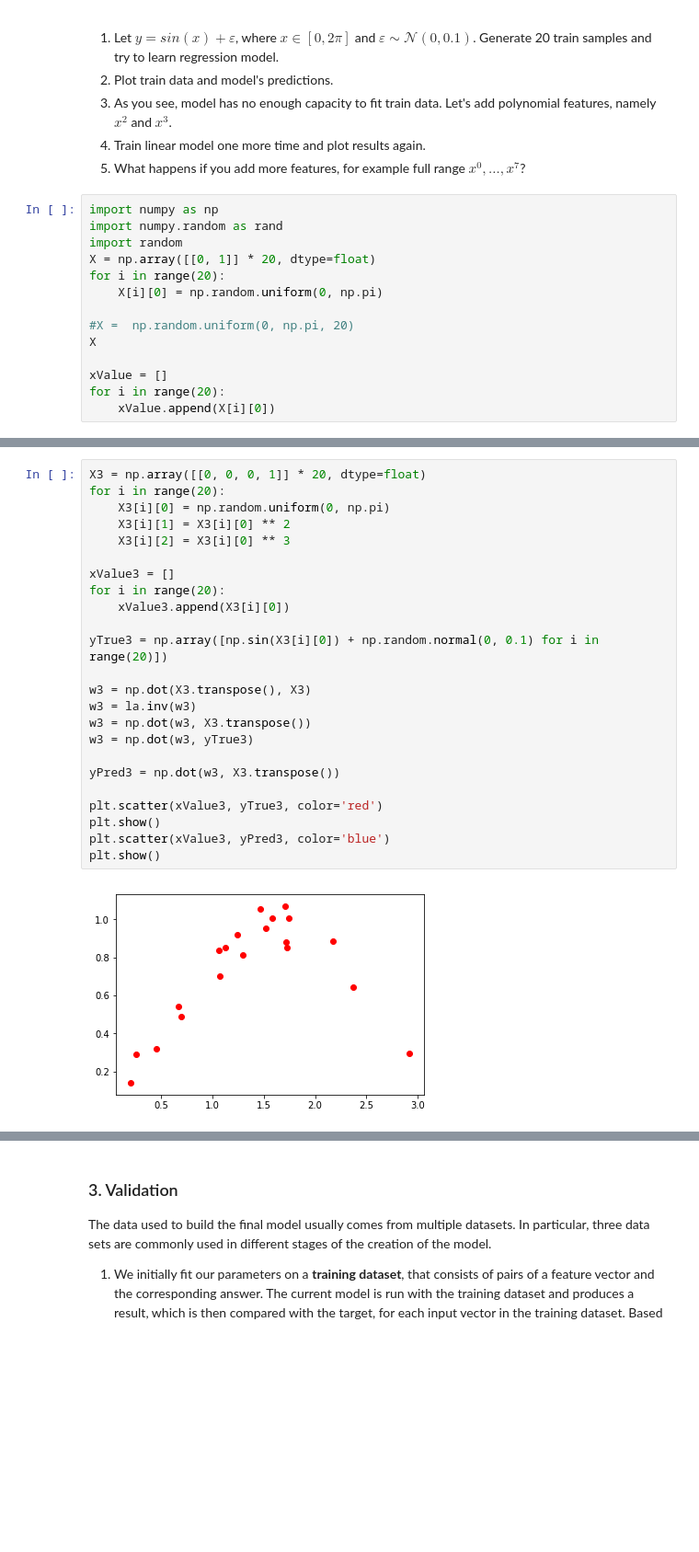
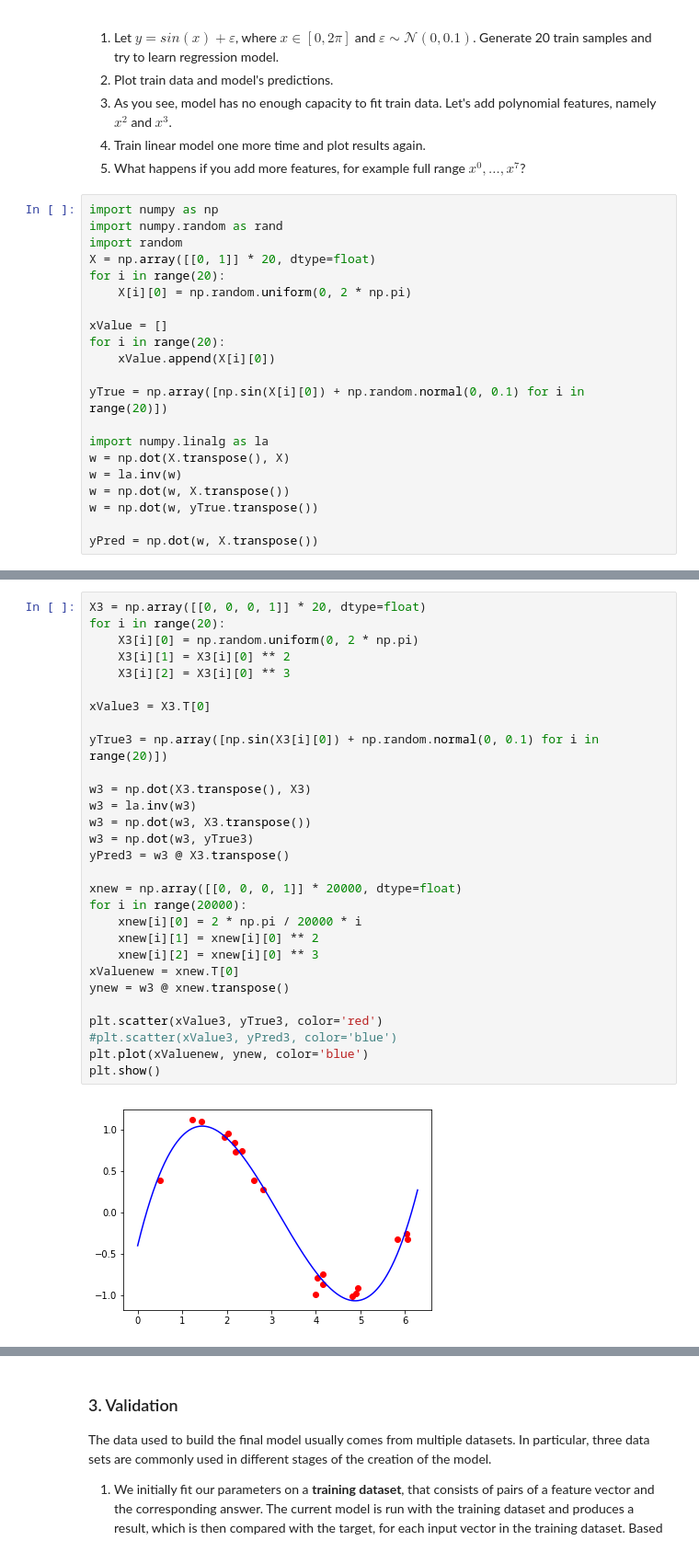
Before and after one commit to iponamareva/squad, a Jupyter notebook: labs/lab-1.ipynb, the cells around one changed output, grey strips where cells are left out. Shown at 92% size. Cells and saved outputs as stored; diff of their text form; blank space fills up the shorter version.

```diff
--- a/labs/lab-1.ipynb
+++ b/labs/lab-1.ipynb
@@ -62,11 +62,18 @@ import numpy.random as rand
 import random
 X = np.array([[0, 1]] * 20, dtype=float)
 for i in range(20):
-    X[i][0] = np.random.uniform(0, np.pi)
-
-#X =  np.random.uniform(0, np.pi, 20)
-X
+    X[i][0] = np.random.uniform(0, 2 * np.pi)
 
 xValue = []
 for i in range(20):
     xValue.append(X[i][0])
+
+yTrue = np.array([np.sin(X[i][0]) + np.random.normal(0, 0.1) for i in range(20)])
+
+import numpy.linalg as la
+w = np.dot(X.transpose(), X)
+w = la.inv(w)
+w = np.dot(w, X.transpose())
+w = np.dot(w, yTrue.transpose())
+
+yPred = np.dot(w, X.transpose())
@@ -130,26 +87,31 @@ plt.show()
 # %%
 X3 = np.array([[0, 0, 0, 1]] * 20, dtype=float)
 for i in range(20):
-    X3[i][0] = np.random.uniform(0, np.pi)
+    X3[i][0] = np.random.uniform(0, 2 * np.pi)
     X3[i][1] = X3[i][0] ** 2
     X3[i][2] = X3[i][0] ** 3
 
-xValue3 = []
-for i in range(20):
-    xValue3.append(X3[i][0])
+xValue3 = X3.T[0]
 
 yTrue3 = np.array([np.sin(X3[i][0]) + np.random.normal(0, 0.1) for i in range(20)])
 
 w3 = np.dot(X3.transpose(), X3)
 w3 = la.inv(w3)
 w3 = np.dot(w3, X3.transpose())
 w3 = np.dot(w3, yTrue3)
+yPred3 = w3 @ X3.transpose()
 
-yPred3 = np.dot(w3, X3.transpose())
+xnew = np.array([[0, 0, 0, 1]] * 20000, dtype=float)
+for i in range(20000):
+    xnew[i][0] = 2 * np.pi / 20000 * i
+    xnew[i][1] = xnew[i][0] ** 2
+    xnew[i][2] = xnew[i][0] ** 3
+xValuenew = xnew.T[0]
+ynew = w3 @ xnew.transpose()
 
 plt.scatter(xValue3, yTrue3, color='red')
+#plt.scatter(xValue3, yPred3, color='blue')
+plt.plot(xValuenew, ynew, color='blue')
 plt.show()
-plt.scatter(xValue3, yPred3, color='blue')
-plt.show()
 # %% [output]
-[figure, old version]
+[figure, new version]
```
Also changed, not shown: parts of 48 cells of this notebook.
